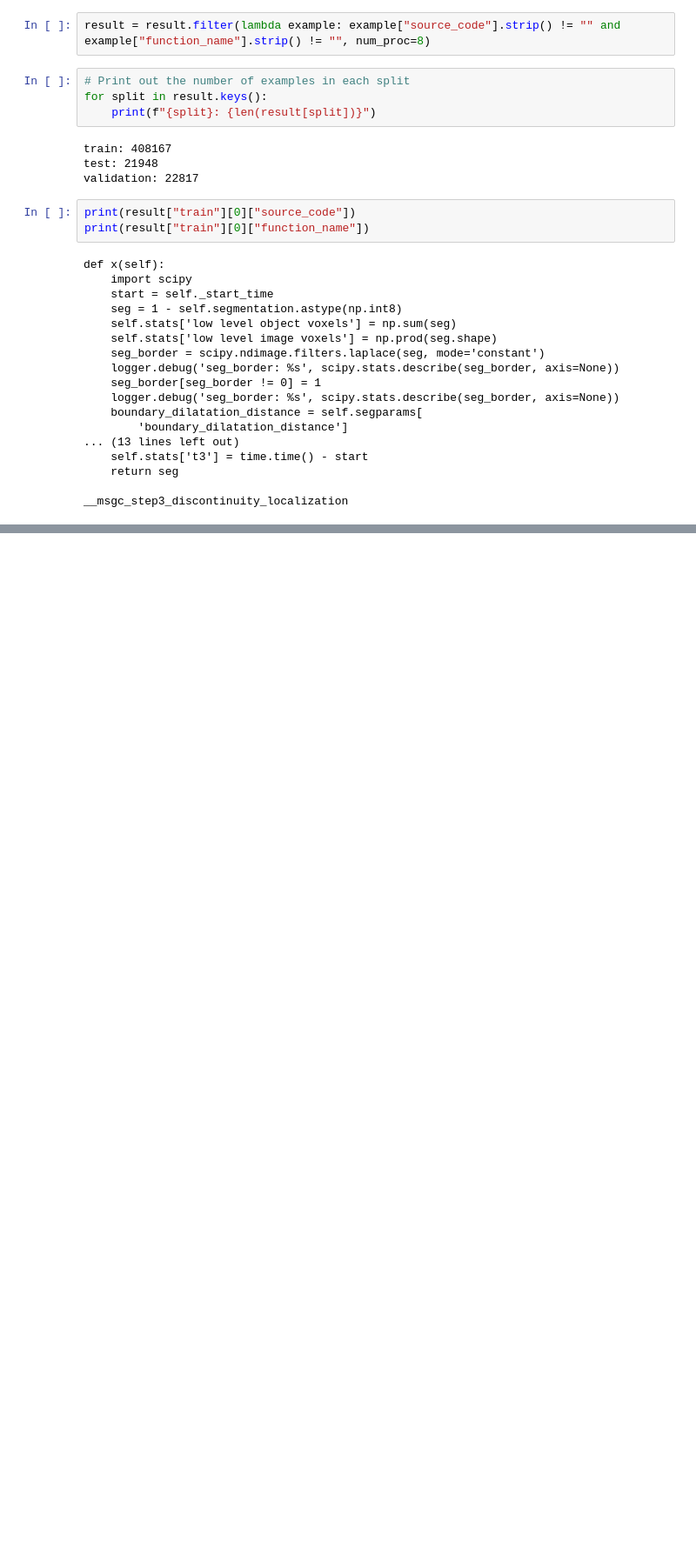
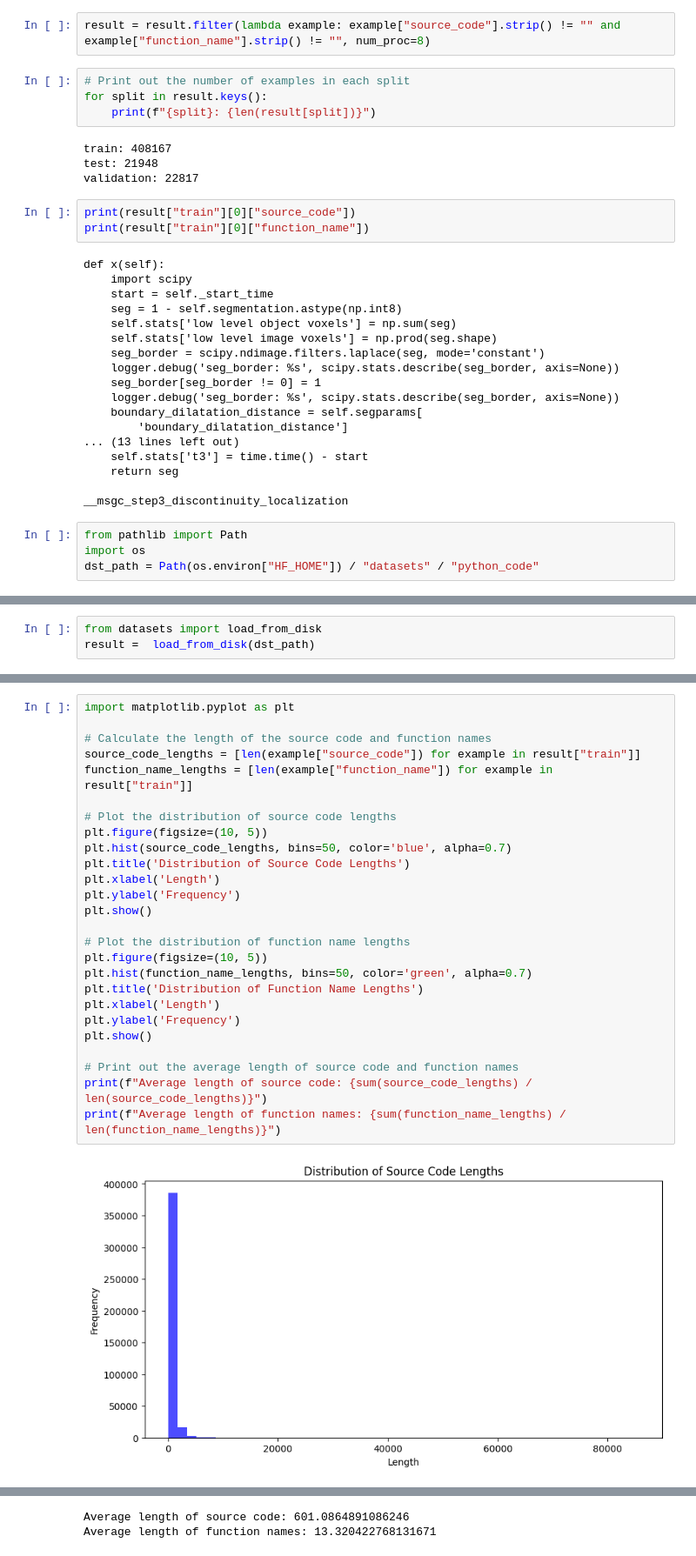
Before and after one commit to hynky1999/runpod-experiments, a Jupyter notebook: datasets_exploration.ipynb, the cells around one changed output, grey strips where cells are left out. Shown at 87% size. Saved outputs shown, nothing was run; the diff lists cells and outputs as text; blank space fills up the shorter version.

```diff
--- a/datasets_exploration.ipynb
+++ b/datasets_exploration.ipynb
@@ -119,5 +121,9 @@ def x(self):
     return seg
 
 __msgc_step3_discontinuity_localization
+# %%
+from pathlib import Path
+import os
+dst_path = Path(os.environ["HF_HOME"]) / "datasets" / "python_code"
 # %%
 # save the dataset to disk
@@ -124,0 +133,3 @@ result.save_to_disk("python_code")
+# %%
+from datasets import load_from_disk
+result =  load_from_disk(dst_path)
@@ -124,0 +157,28 @@ result.save_to_disk("python_code")
+# %%
+import matplotlib.pyplot as plt
+
+# Calculate the length of the source code and function names
+source_code_lengths = [len(example["source_code"]) for example in result["train"]]
+function_name_lengths = [len(example["function_name"]) for example in result["train"]]
+
+# Plot the distribution of source code lengths
+plt.figure(figsize=(10, 5))
+plt.hist(source_code_lengths, bins=50, color='blue', alpha=0.7)
+plt.title('Distribution of Source Code Lengths')
+plt.xlabel('Length')
+plt.ylabel('Frequency')
+plt.show()
+
+# Plot the distribution of function name lengths
+plt.figure(figsize=(10, 5))
+plt.hist(function_name_lengths, bins=50, color='green', alpha=0.7)
+plt.title('Distribution of Function Name Lengths')
+plt.xlabel('Length')
+plt.ylabel('Frequency')
+plt.show()
+
+# Print out the average length of source code and function names
+print(f"Average length of source code: {sum(source_code_lengths) / len(source_code_lengths)}")
+print(f"Average length of function names: {sum(function_name_lengths) / len(function_name_lengths)}")
+# %% [output]
+[figure, added]
@@ -124,0 +186,2 @@ result.save_to_disk("python_code")
+Average length of source code: 601.0864891086246
+Average length of function names: 13.320422768131671
```
Also changed, not shown: parts of 14 cells of this notebook, 2 other files.
